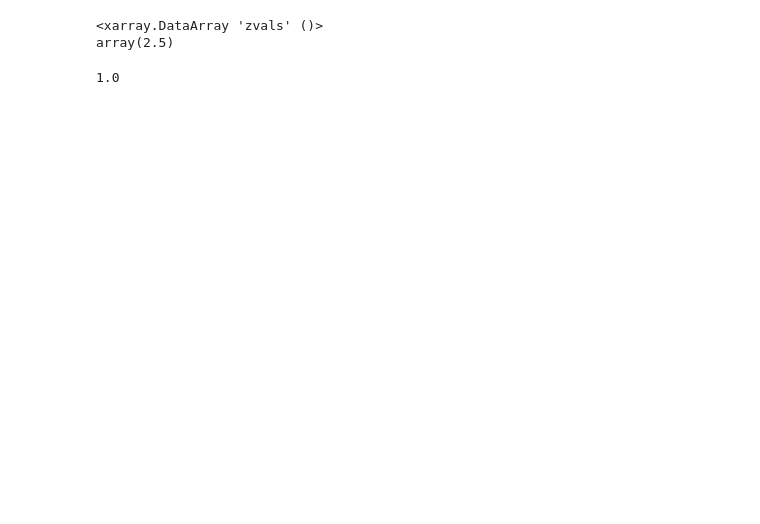
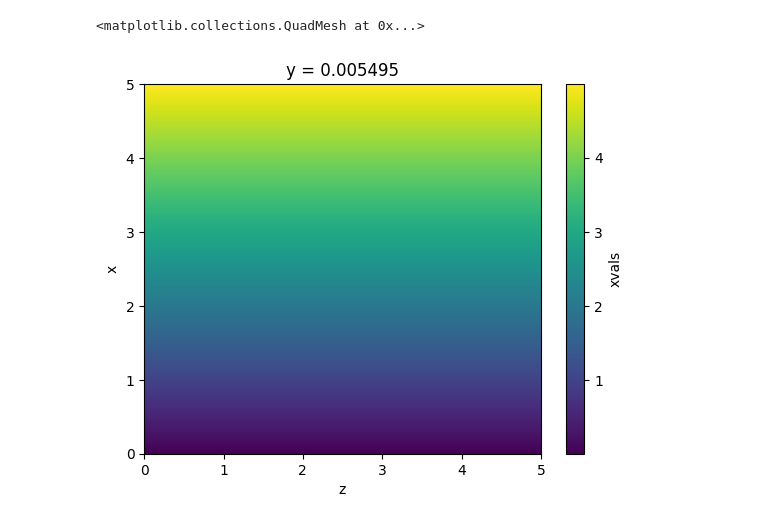
Before and after one commit to chrishavlin/yt-xarray-dask-sandbox, a Jupyter notebook: example.ipynb, the cells around one changed output. Saved outputs shown, nothing was run; the diff lists cells and outputs as text; code cells hidden in the pictures; blank space fills up the shorter version.

```diff
--- a/example.ipynb
+++ b/example.ipynb
@@ -74,5 +89,6 @@ yvals_at_x0.plot()
 # %%
-ds_xr.zvals.mean().compute()
+xvals_at_y0 = ds_xr.xvals.isel({"y":0})
+xvals_at_y0.plot()
 # %% [output]
-<xarray.DataArray 'zvals' ()>
-array(2.5)
+<matplotlib.collections.QuadMesh at 0x...>
+[figure, added]
@@ -81,4 +94,0 @@ d = dask.array.ones((1000,1000),chunks=100)
-# %%
-d.mean().compute()
-# %% [output]
-1.0
```
Also changed, not shown: parts of 29 cells of this notebook, 2 other files.
